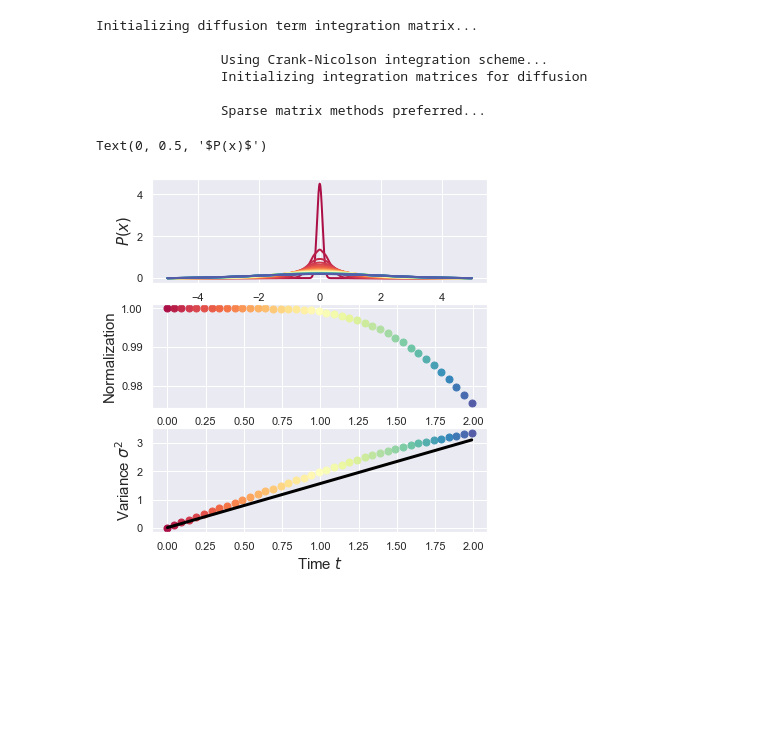
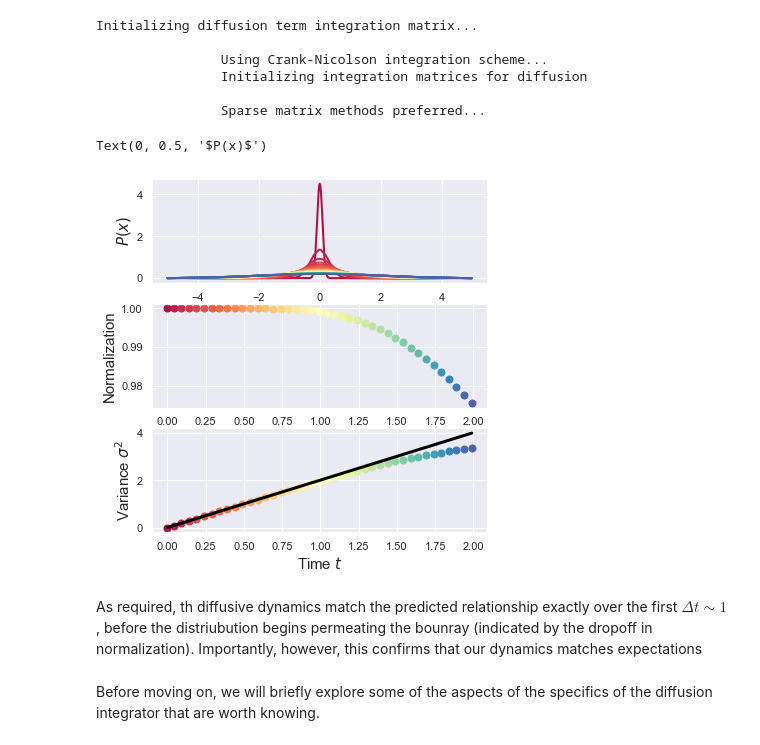
Before and after one commit to StevenJLarge/FokkerPlanck, a Jupyter notebook: notebooks/02-slarge-diffusion.ipynb, the cells around one changed output. Cells and saved outputs as stored; diff of their text form; code cells hidden in the pictures; blank space fills up the shorter version.

Commit message:
resolved error in diffusion dynamics simulations, almost finished with diffusion branch

```diff
--- a/notebooks/02-slarge-diffusion.ipynb
+++ b/notebooks/02-slarge-diffusion.ipynb
@@ -258,29 +258,33 @@ while time <= total_time:
 # %%
 def _get_variance(density, x_vals):
     dx = x_vals[1] - x_vals[0]
     mean = np.sum(x_vals * density * dx)
     var = np.sum(((x_vals - mean) ** 2) * density * dx)
     return var
 
 theory_time = np.arange(0, 2, 0.01)
-theory_var = init_var * ( 1 + (2 * D  * theory_time / dx))
+theory_var = init_var * 1 + (2 * D  * theory_time)
 
 fig, ax = plt.subplots(3, 1, figsize=(6, 6.5))
 
 Pal = sns.color_palette("Spectral", len(density_tracker_diff))
 
 for i, density in enumerate(density_tracker_diff):
     ax[0].plot(x_array_large, density, color=Pal[i], linewidth=2.0)
     ax[1].plot(time_tracker[i], np.sum(density * fpe_diff.dx), 'o', markersize=7, color=Pal[i])
     ax[2].plot(time_tracker[i], _get_variance(density, fpe_diff.xArray), 'o', markersize=7, color=Pal[i])
 ax[2].plot(theory_time, theory_var, color=sns.xkcd_rgb["black"], linewidth=3.0)
 
 ax[0].set_xlabel(r"Position $x$", fontsize=15)
 ax[1].set_xlabel(r"Time $t$", fontsize=15)
 ax[2].set_xlabel(r"Time $t$", fontsize=15)
 ax[2].set_ylabel(r"Variance $\sigma^2$", fontsize=15)
 ax[1].set_ylabel(r"Normalization", fontsize=15)
 ax[0].set_ylabel(r"$P(x)$", fontsize=15)
 # %% [output]
 Text(0, 0.5, '$P(x)$')
-[figure, old version]
+[figure, new version]
+# %% [markdown]
+As required, th diffusive dynamics match the predicted relationship exactly over the first $\Delta t \sim 1$, before the distriubution begins permeating the bounray (indicated by the dropoff in normalization).  Importantly, however, this confirms that our dynamics matches expectations
+# %% [markdown]
+Before moving on, we will briefly explore some of the aspects of the specifics of the diffusion integrator that are worth knowing.
```
Also changed, not shown: parts of 1 cell of this notebook, 1 other file.
